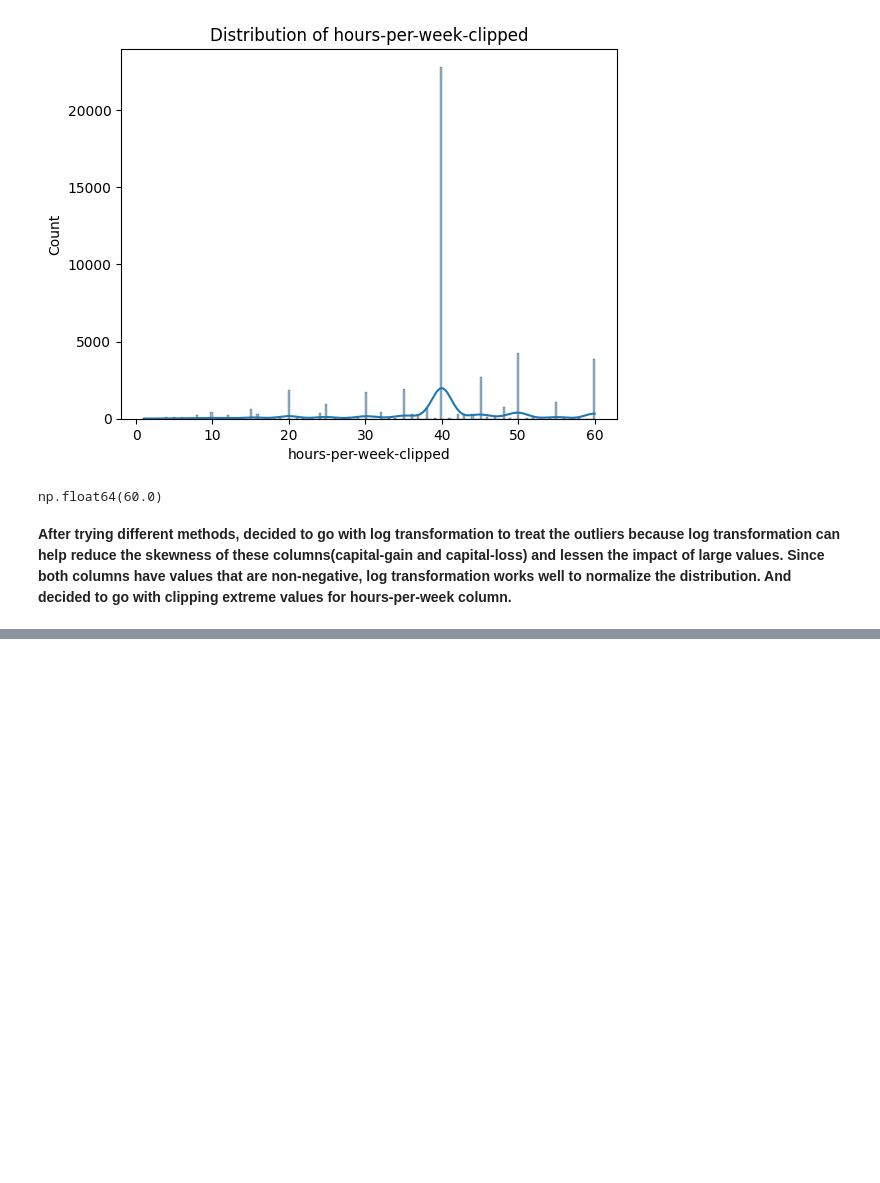
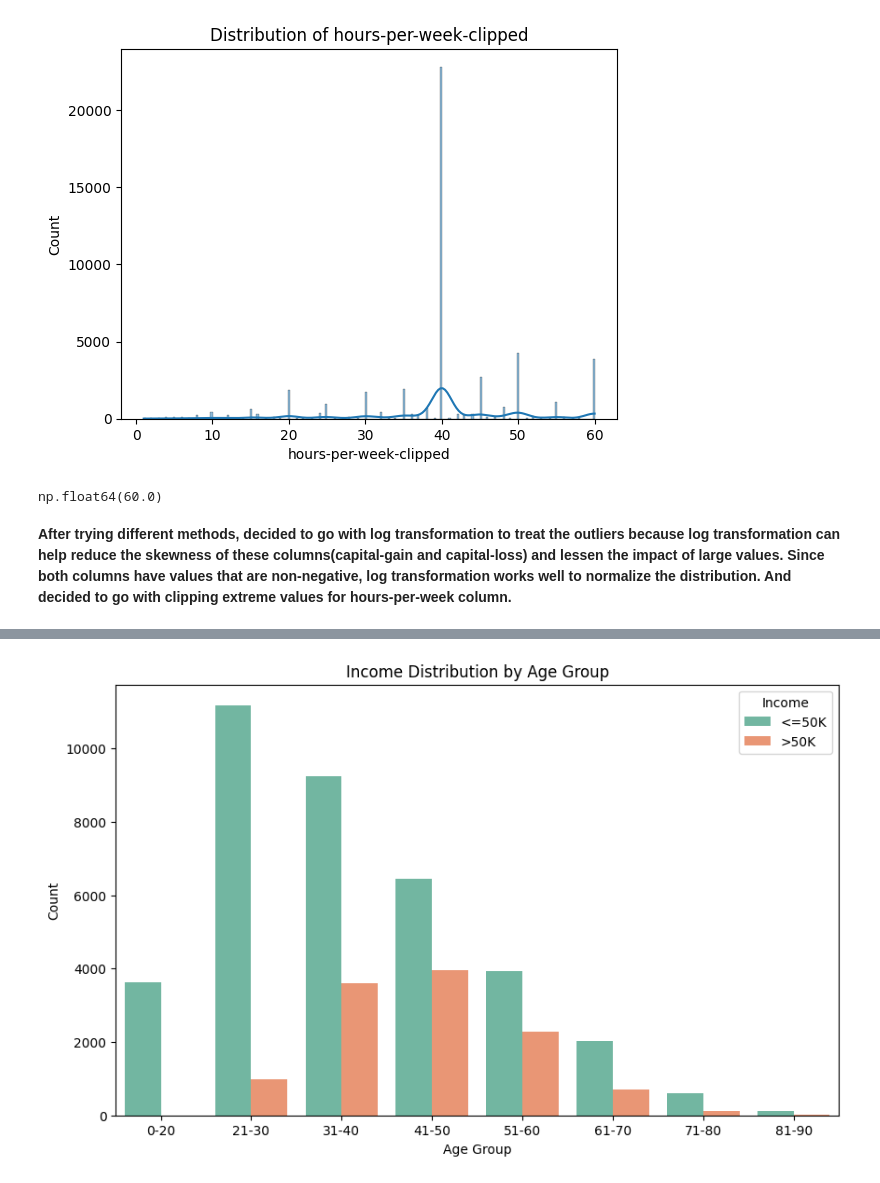
Before and after one commit to kmkri/ML_Assignments, a Jupyter notebook: ML_Assignments_Team2.ipynb, the cells around one changed output, grey strips where cells are left out. Cells and saved outputs as stored; diff of their text form; code cells hidden in the pictures; blank space fills up the shorter version.

```diff
--- a/ML_Assignments_Team2.ipynb
+++ b/ML_Assignments_Team2.ipynb
@@ -779,7 +762,7 @@ plt.show()
 # %%
-#clipping the extreme values
-adult_df_cleaned['capital-gain-clipped'] = adult_df_cleaned['capital-gain'].clip(upper=adult_df_cleaned['capital-gain'].quantile(0.95))
-adult_df_cleaned['capital-loss-clipped'] = adult_df_cleaned['capital-loss'].clip(upper=adult_df_cleaned['capital-loss'].quantile(0.95))
+# #clipping the extreme values
+# adult_df_cleaned['capital-gain-clipped'] = adult_df_cleaned['capital-gain'].clip(upper=adult_df_cleaned['capital-gain'].quantile(0.95))
+# adult_df_cleaned['capital-loss-clipped'] = adult_df_cleaned['capital-loss'].clip(upper=adult_df_cleaned['capital-loss'].quantile(0.95))
 
-#adult_df_cleaned[['capital-gain','capital-gain-clipped']].head(20)
-adult_df_cleaned[(adult_df_cleaned['capital-gain']!=0)  & (adult_df_cleaned['capital-gain-clipped'] != 0)][['capital-gain','capital-gain-clipped']]
+# #adult_df_cleaned[['capital-gain','capital-gain-clipped']].head(20)
+# adult_df_cleaned[(adult_df_cleaned['capital-gain']!=0)  & (adult_df_cleaned['capital-gain-clipped'] != 0)][['capital-gain','capital-gain-clipped']]
@@ -842,10 +805,10 @@ adult_df_cleaned[adult_df_cleaned['hours-per-week']>90][['workclass','occupation
 | 48470 | Private | Prof-specialty | 99 |
 171 rows × 3 columns
 # %%
-#applying log transformation and cheking the skeweness
-adult_df_cleaned['hours-per-week-log'] = np.log(adult_df_cleaned['hours-per-week'] + 1)
+# #applying log transformation and cheking the skeweness
+# adult_df_cleaned['hours-per-week-log'] = np.log(adult_df_cleaned['hours-per-week'] + 1)
 
 
-sns.histplot(adult_df_cleaned['hours-per-week-log'], kde=True)
-plt.title('Distribution of hours-per-week-log')
-plt.show()
+# sns.histplot(adult_df_cleaned['hours-per-week-log'], kde=True)
+# plt.title('Distribution of hours-per-week-log')
+# plt.show()
@@ -1142,0 +1124,21 @@ plt.show()
+# %%
+#relationship between age and income
+# define age bins and labels
+bins = [0, 20, 30, 40, 50, 60, 70, 80, 90]
+labels = ['0-20', '21-30', '31-40', '41-50', '51-60', '61-70', '71-80', '81-90']
+
+# create a new column for age bins
+adult_df_cleaned['age_group'] = pd.cut(adult_df_cleaned['age'], bins=bins, labels=labels)
+
+plt.figure(figsize=(10, 6))
+sns.countplot(x='age_group', hue='income', data=adult_df_cleaned, palette='Set2')
+
+# add labels and title
+plt.title('Income Distribution by Age Group')
+plt.xlabel('Age Group')
+plt.ylabel('Count')
+plt.legend(title='Income')
+
+plt.show()
+# %% [output]
+[figure, added]
```
Also changed, not shown: parts of 64 cells of this notebook.
